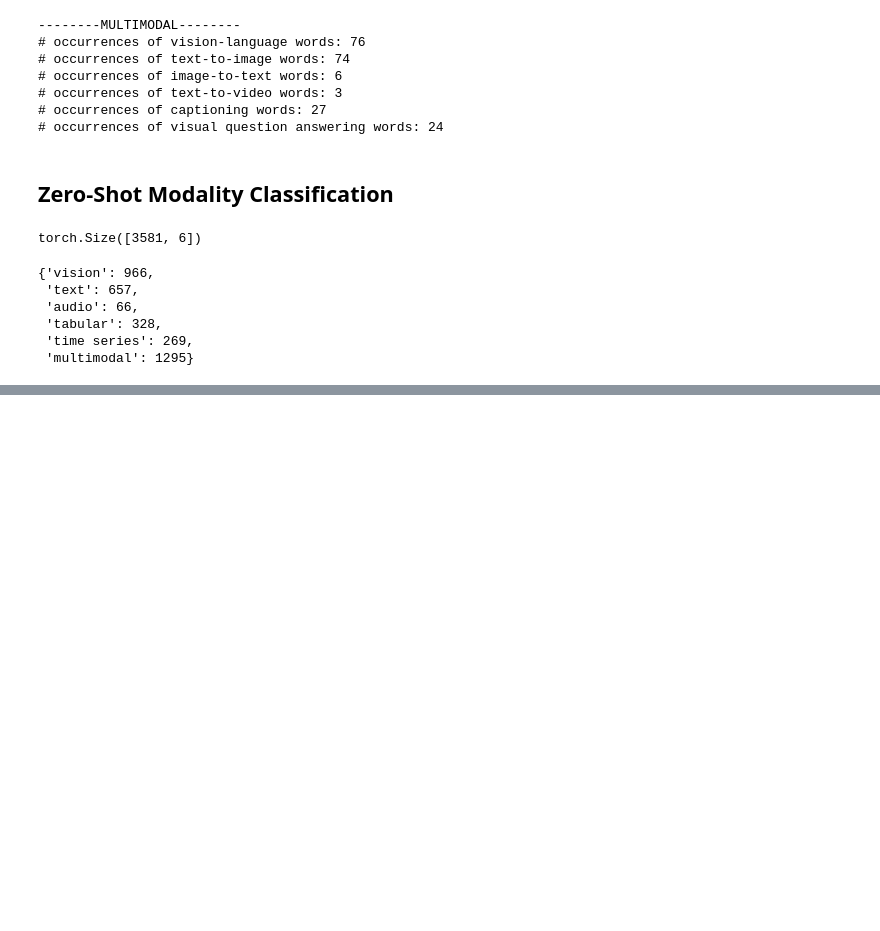
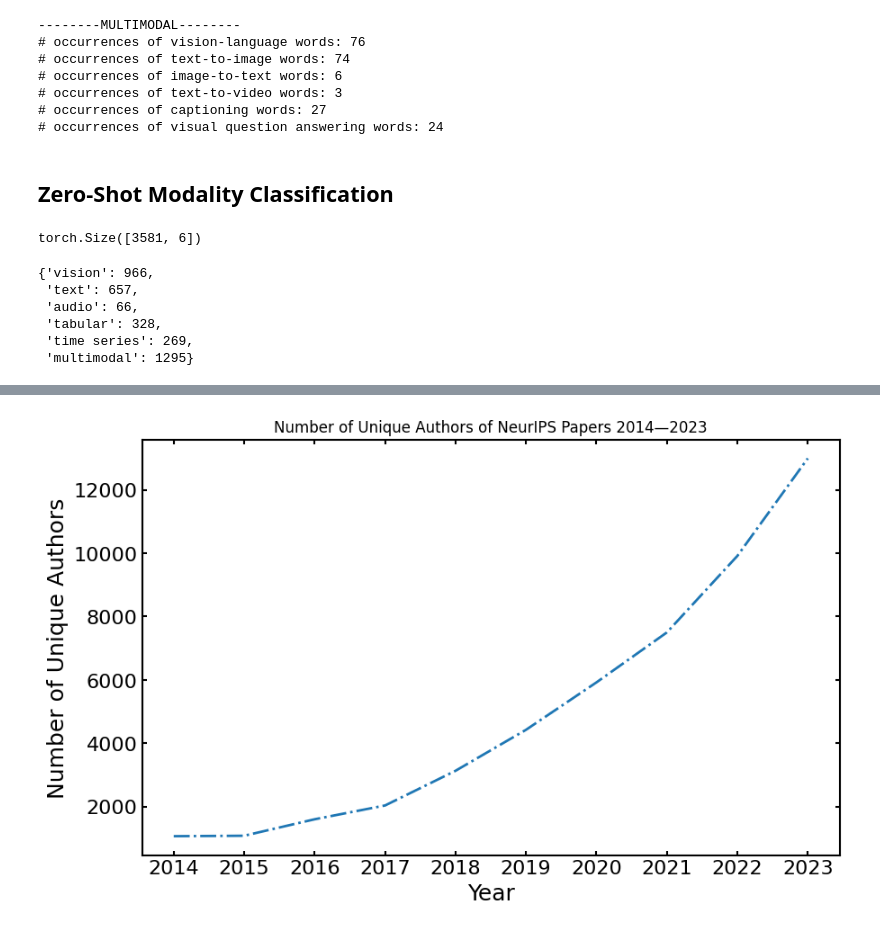
Before and after one commit to jacobmarks/awesome-neurips-2023, a Jupyter notebook: analysis.ipynb, the cells around one changed output, grey strips where cells are left out. Saved outputs shown, nothing was run; the diff lists cells and outputs as text; code cells hidden in the pictures; blank space fills up the shorter version.

```diff
--- a/analysis.ipynb
+++ b/analysis.ipynb
@@ -543,0 +598,14 @@ counts_by_modality
+# %%
+num_unique_authors_by_year = {
+    syear: len(set([v for vals in historical_data[syear].values() for v in vals]))
+    for syear in syears
+}
+# %%
+plt.figure(figsize=(10, 6))
+plt.plot(syears, list(num_unique_authors_by_year.values()), "-.")
+plt.xlabel("Year");
+plt.ylabel("Number of Unique Authors");
+plt.title(f"Number of Unique Authors of NeurIPS Papers {syears[0]}—{syears[-1]}")
+plt.savefig("images/unique_authors_history_2014_2023.png");
+# %% [output]
+[figure, added]
```
Also changed, not shown: parts of 9 cells of this notebook, 12 other files.
